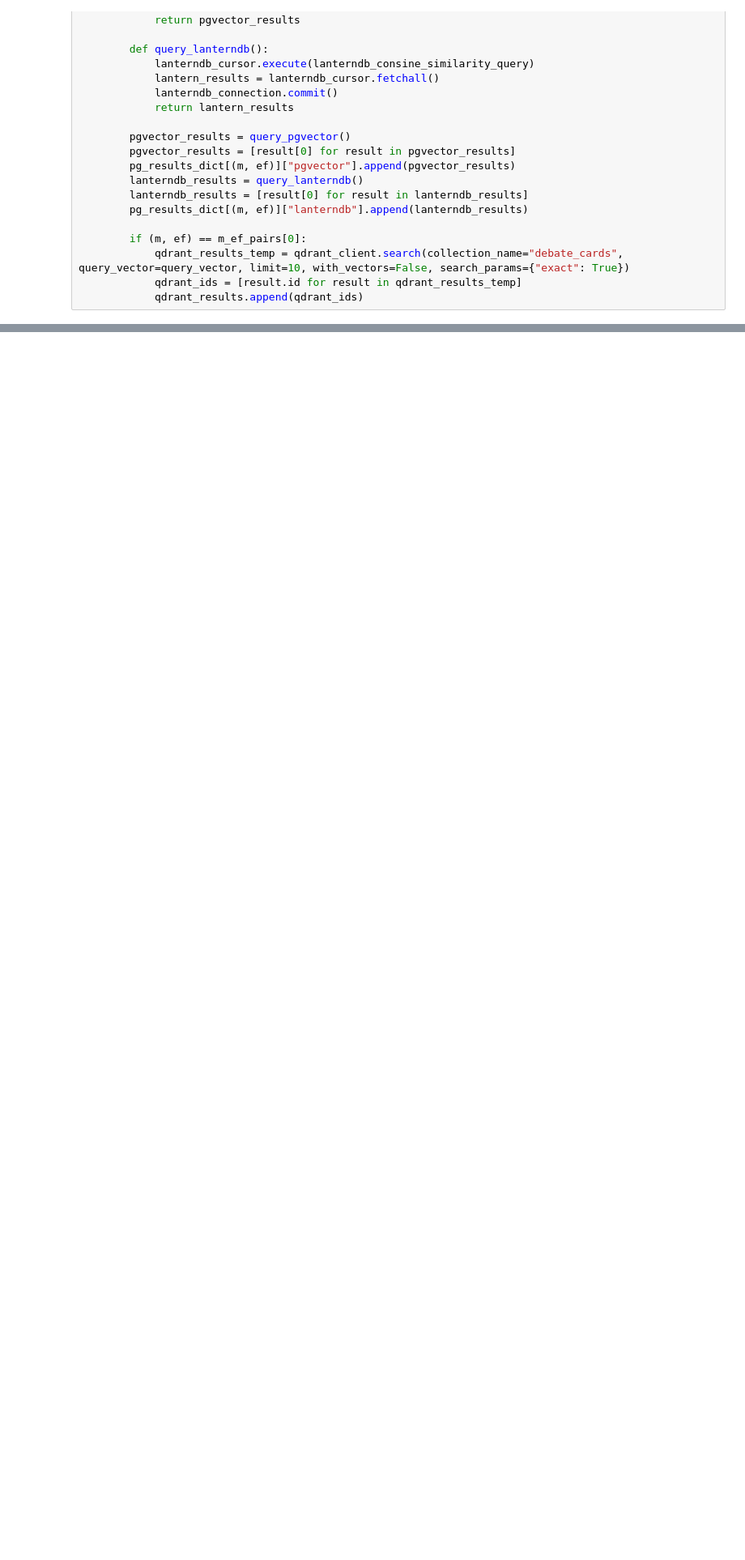
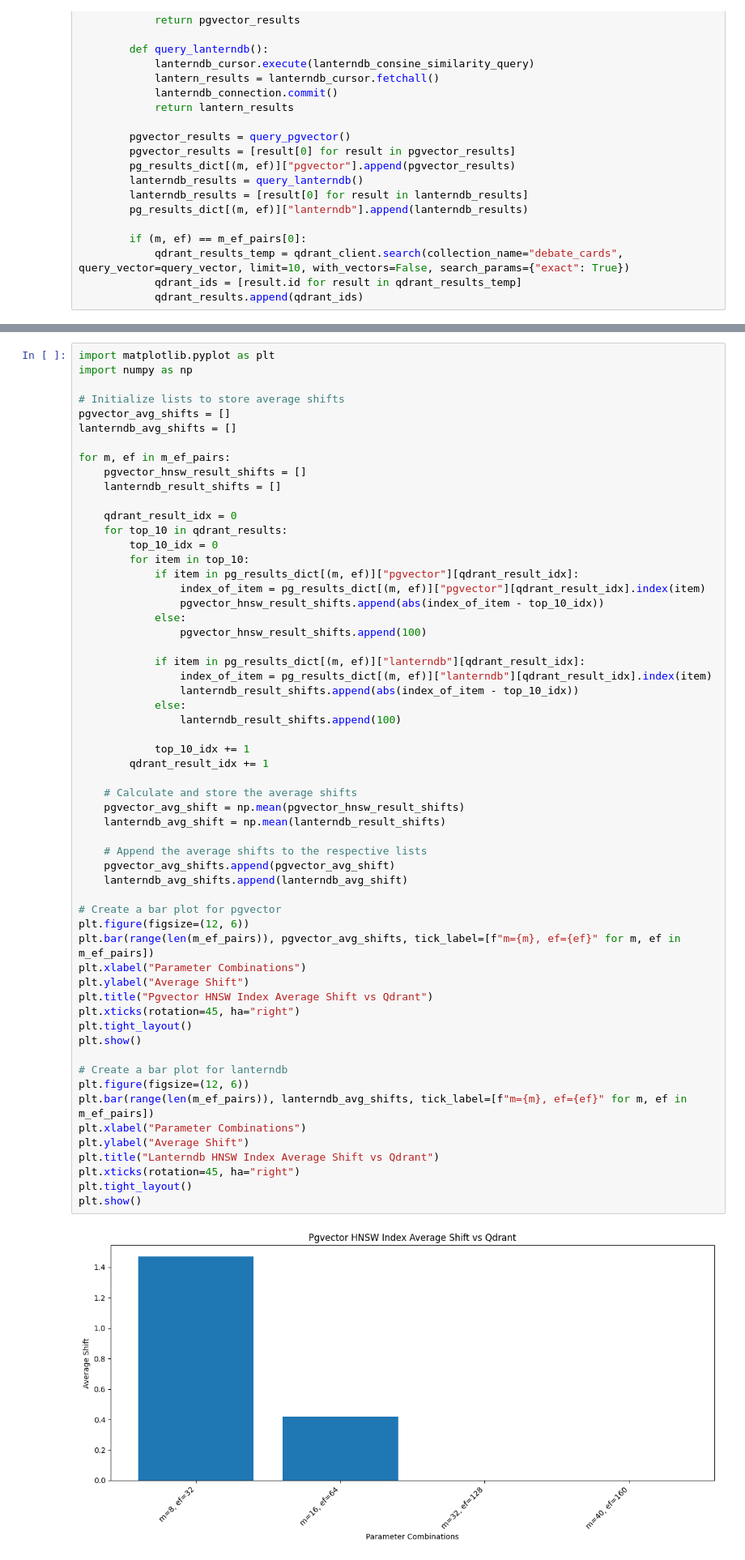
Before and after one commit to devflowinc/clickhouse-vs-qdrant-comparison, a Jupyter notebook: qdrant-to-pgvector_lantern.ipynb, the cells around one changed output, grey strips where cells are left out. Shown at 81% size. Saved outputs shown, nothing was run; the diff lists cells and outputs as text; blank space fills up the shorter version.

Commit message:
feature: prettier index shift graphs

```diff
--- a/qdrant-to-pgvector_lantern.ipynb
+++ b/qdrant-to-pgvector_lantern.ipynb
@@ -445,0 +386,60 @@ Lanterndb HNSW index std shift: 0.0
+# %%
+import matplotlib.pyplot as plt
+import numpy as np
+
+# Initialize lists to store average shifts
+pgvector_avg_shifts = []
+lanterndb_avg_shifts = []
+
+for m, ef in m_ef_pairs:
+    pgvector_hnsw_result_shifts = []
+    lanterndb_result_shifts = []
+
+    qdrant_result_idx = 0
+    for top_10 in qdrant_results:
+        top_10_idx = 0
+        for item in top_10:
+            if item in pg_results_dict[(m, ef)]["pgvector"][qdrant_result_idx]:
+                index_of_item = pg_results_dict[(m, ef)]["pgvector"][qdrant_result_idx].index(item)
+                pgvector_hnsw_result_shifts.append(abs(index_of_item - top_10_idx))
+            else:
+                pgvector_hnsw_result_shifts.append(100)
+
+            if item in pg_results_dict[(m, ef)]["lanterndb"][qdrant_result_idx]:
+                index_of_item = pg_results_dict[(m, ef)]["lanterndb"][qdrant_result_idx].index(item)
+                lanterndb_result_shifts.append(abs(index_of_item - top_10_idx))
+            else:
+                lanterndb_result_shifts.append(100)
+
+            top_10_idx += 1
+        qdrant_result_idx += 1
+
+    # Calculate and store the average shifts
+    pgvector_avg_shift = np.mean(pgvector_hnsw_result_shifts)
+    lanterndb_avg_shift = np.mean(lanterndb_result_shifts)
+
+    # Append the average shifts to the respective lists
+    pgvector_avg_shifts.append(pgvector_avg_shift)
+    lanterndb_avg_shifts.append(lanterndb_avg_shift)
+
+# Create a bar plot for pgvector
+plt.figure(figsize=(12, 6))
+plt.bar(range(len(m_ef_pairs)), pgvector_avg_shifts, tick_label=[f"m={m}, ef={ef}" for m, ef in m_ef_pairs])
+plt.xlabel("Parameter Combinations")
+plt.ylabel("Average Shift")
+plt.title("Pgvector HNSW Index Average Shift vs Qdrant")
+plt.xticks(rotation=45, ha="right")
+plt.tight_layout()
+plt.show()
+
+# Create a bar plot for lanterndb
+plt.figure(figsize=(12, 6))
+plt.bar(range(len(m_ef_pairs)), lanterndb_avg_shifts, tick_label=[f"m={m}, ef={ef}" for m, ef in m_ef_pairs])
+plt.xlabel("Parameter Combinations")
+plt.ylabel("Average Shift")
+plt.title("Lanterndb HNSW Index Average Shift vs Qdrant")
+plt.xticks(rotation=45, ha="right")
+plt.tight_layout()
+plt.show()
+# %% [output]
+[figure, added]
```
Also changed, not shown: parts of 2 cells of this notebook.
